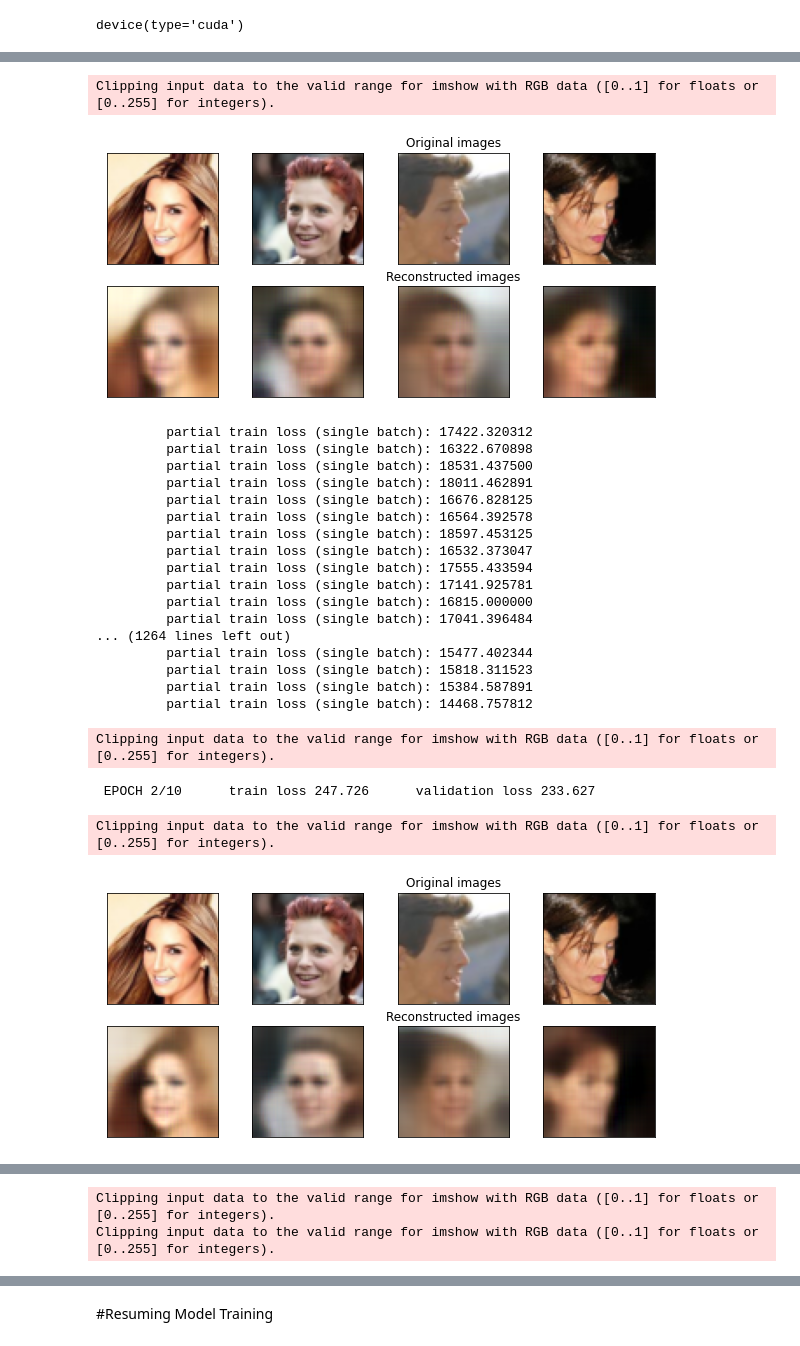
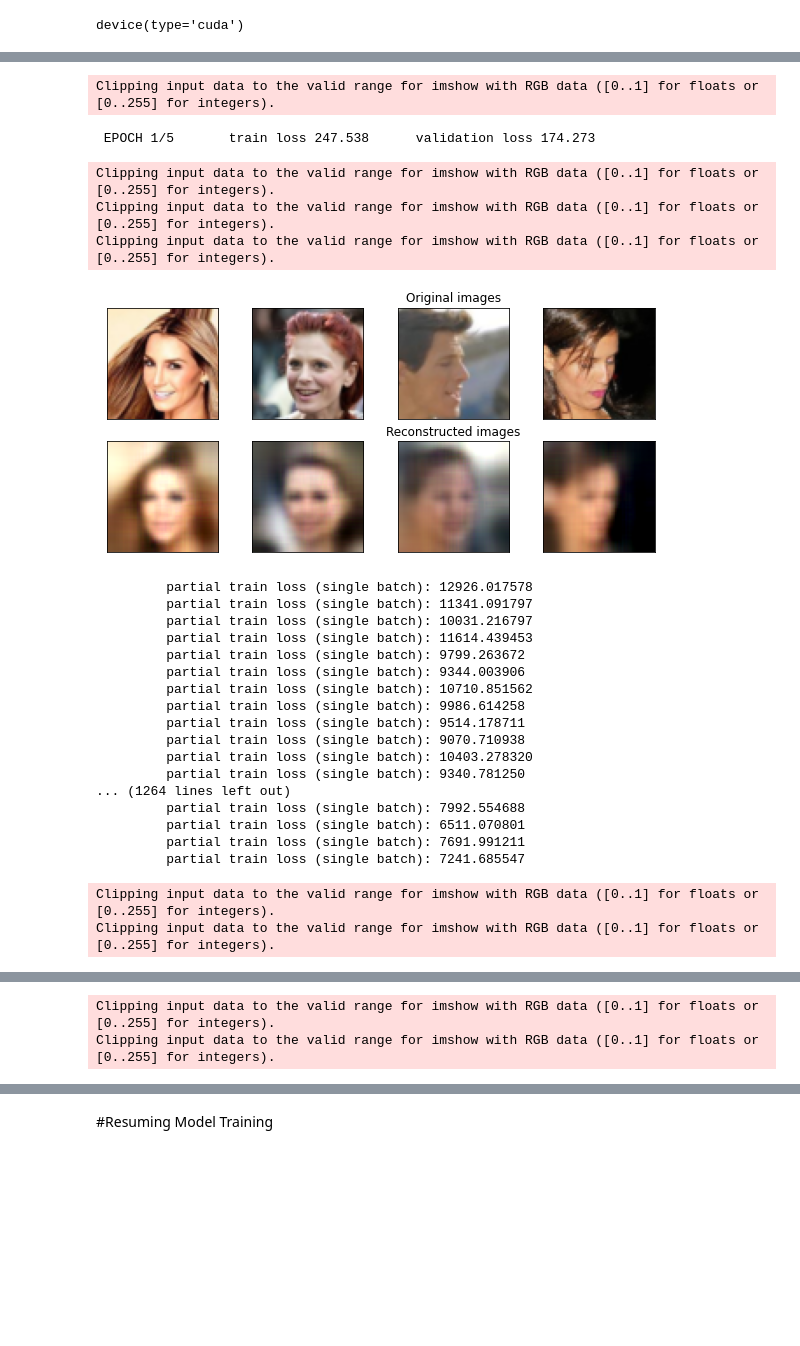
Before and after one commit to julian-8897/Non-Euclidean-NN, a Jupyter notebook: CelebA_vae_test.ipynb, the cells around one changed output, grey strips where cells are left out. Drawn from its saved outputs; the diff is of its cells as text; code cells hidden in the pictures; blank space fills up the shorter version.

```diff
--- a/CelebA_vae_test.ipynb
+++ b/CelebA_vae_test.ipynb
@@ -137,16 +135,16 @@ def plot_ae_outputs(encoder,decoder,n):
          ax.set_title('Reconstructed images')
     plt.show()
 # %%
-model = vae_EUCL.VariationalAutoencoder(nc=3, ndf=64, ngf=64, latent_dims=500, device=device)
-#model = vae_hyp_celeba.VariationalAutoencoder(nc=3, ndf=64, ngf=64, latent_dims=500, device=device)
+#model = vae_EUCL.VariationalAutoencoder(nc=3, ndf=64, ngf=64, latent_dims=500, device=device)
+model = vae_hyp_celeba.VariationalAutoencoder(nc=3, ndf=64, ngf=64, latent_dims=100, device=device)
 model.to(device)
 print(model)
 epochs = 5
 lr = 5e-4
 #lr = 0.01
 
-#optimizer = geoopt.optim.RiemannianAdam(model.parameters(), lr=lr)
-optimizer = torch.optim.Adam(model.parameters(), lr=lr)
+optimizer = geoopt.optim.RiemannianAdam(model.parameters(), lr=lr)
+#optimizer = torch.optim.Adam(model.parameters(), lr=lr)
 t_loss = []
 v_loss = []
 epoch_values =[]
@@ -189,23 +187,25 @@ VariationalAutoencoder(
 Clipping input data to the valid range for imshow with RGB data ([0..1] for floats or [0..255] for integers).
-[figure, old version]
-         partial train loss (single batch): 17422.320312
-         partial train loss (single batch): 16322.670898
-         partial train loss (single batch): 18531.437500
-         partial train loss (single batch): 18011.462891
-         partial train loss (single batch): 16676.828125
-         partial train loss (single batch): 16564.392578
-         partial train loss (single batch): 18597.453125
-         partial train loss (single batch): 16532.373047
-         partial train loss (single batch): 17555.433594
-         partial train loss (single batch): 17141.925781
-         partial train loss (single batch): 16815.000000
-         partial train loss (single batch): 17041.396484
-... (1264 lines left out)
-         partial train loss (single batch): 15477.402344
-         partial train loss (single batch): 15818.311523
-         partial train loss (single batch): 15384.587891
-         partial train loss (single batch): 14468.757812
+ EPOCH 1/5       train loss 247.538      validation loss 174.273
 Clipping input data to the valid range for imshow with RGB data ([0..1] for floats or [0..255] for integers).
+Clipping input data to the valid range for imshow with RGB data ([0..1] for floats or [0..255] for integers).
+Clipping input data to the valid range for imshow with RGB data ([0..1] for floats or [0..255] for integers).
+[figure, new version]
- EPOCH 2/10      train loss 247.726      validation loss 233.627
+         partial train loss (single batch): 12926.017578
+         partial train loss (single batch): 11341.091797
+         partial train loss (single batch): 10031.216797
+         partial train loss (single batch): 11614.439453
+         partial train loss (single batch): 9799.263672
+         partial train loss (single batch): 9344.003906
+         partial train loss (single batch): 10710.851562
+         partial train loss (single batch): 9986.614258
+         partial train loss (single batch): 9514.178711
+         partial train loss (single batch): 9070.710938
+         partial train loss (single batch): 10403.278320
+         partial train loss (single batch): 9340.781250
+... (1264 lines left out)
+         partial train loss (single batch): 7992.554688
+         partial train loss (single batch): 6511.070801
+         partial train loss (single batch): 7691.991211
+         partial train loss (single batch): 7241.685547
 Clipping input data to the valid range for imshow with RGB data ([0..1] for floats or [0..255] for integers).
+Clipping input data to the valid range for imshow with RGB data ([0..1] for floats or [0..255] for integers).
-[figure, old version]
```
Also changed, not shown: parts of 3 cells of this notebook.
